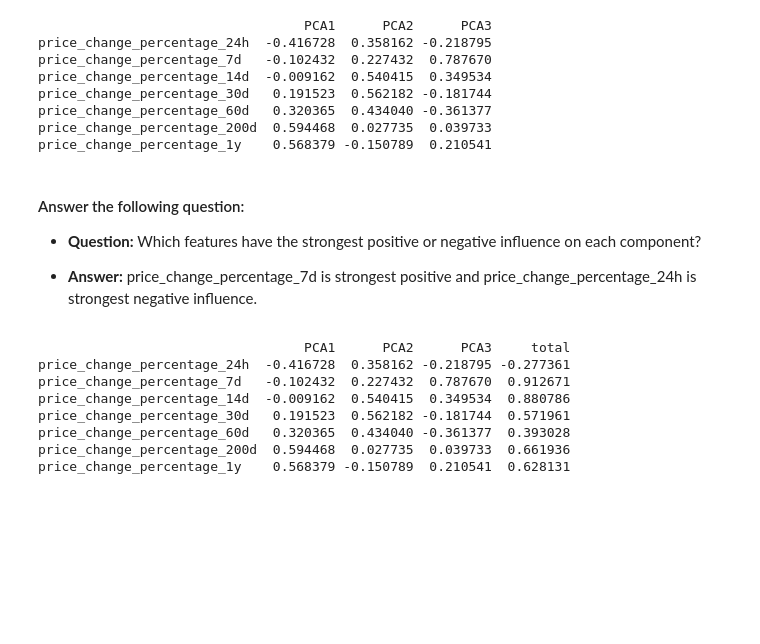
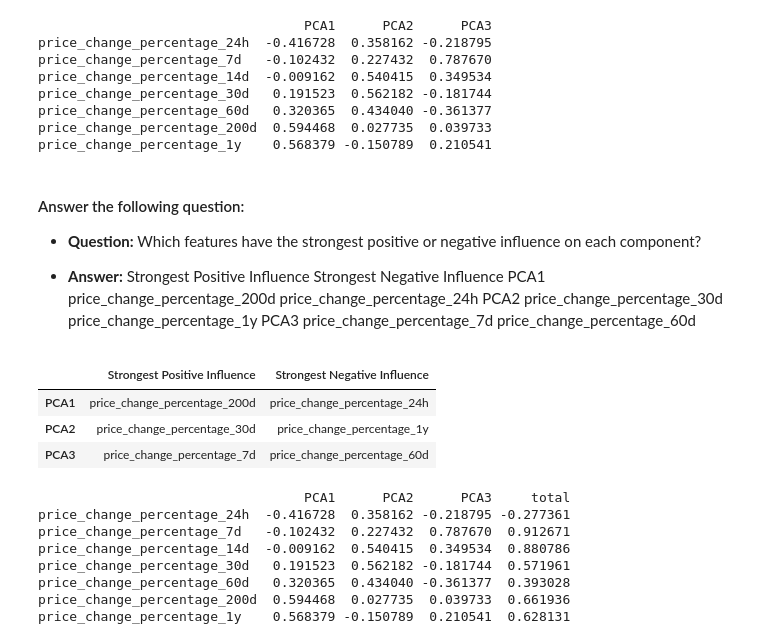
Before and after one commit to Emrahnyc/CryptoClustering, a Jupyter notebook: Crypto_Clustering_starter_code.ipynb, the cells around one changed output. Cells and saved outputs as stored; diff of their text form; code cells hidden in the pictures; blank space fills up the shorter version.

```diff
--- a/Crypto_Clustering_starter_code.ipynb
+++ b/Crypto_Clustering_starter_code.ipynb
@@ -392,8 +373,24 @@ price_change_percentage_1y    0.568379 -0.150789  0.210541
 
 * **Question:** Which features have the strongest positive or negative influence on each component?
 
-* **Answer:** price_change_percentage_7d is strongest positive and
-              price_change_percentage_24h is strongest negative influence.
+* **Answer:** Strongest Positive Influence	Strongest Negative Influence
+PCA1	price_change_percentage_200d	price_change_percentage_24h
+PCA2	price_change_percentage_30d	price_change_percentage_1y
+PCA3	price_change_percentage_7d	price_change_percentage_60d
+# %%
+# Calculate the strongest positive and negative influence on each component
+strongest_influences = pd.DataFrame({
+    "Strongest Positive Influence": pca_weight_components.idxmax(),
+    "Strongest Negative Influence": pca_weight_components.idxmin()
+})
+
+# Display the DataFrame
+strongest_influences
+# %% [output]
+|  | Strongest Positive Influence | Strongest Negative Influence |
+| PCA1 | price_change_percentage_200d | price_change_percentage_24h |
+| PCA2 | price_change_percentage_30d | price_change_percentage_1y |
+| PCA3 | price_change_percentage_7d | price_change_percentage_60d |
 # %%
 pca_weight_components["total"]=pca_weight_components["PCA1"]+pca_weight_components["PCA2"]+pca_weight_components["PCA3"]
 pca_weight_components
```
Also changed, not shown: parts of 1 cell of this notebook.
